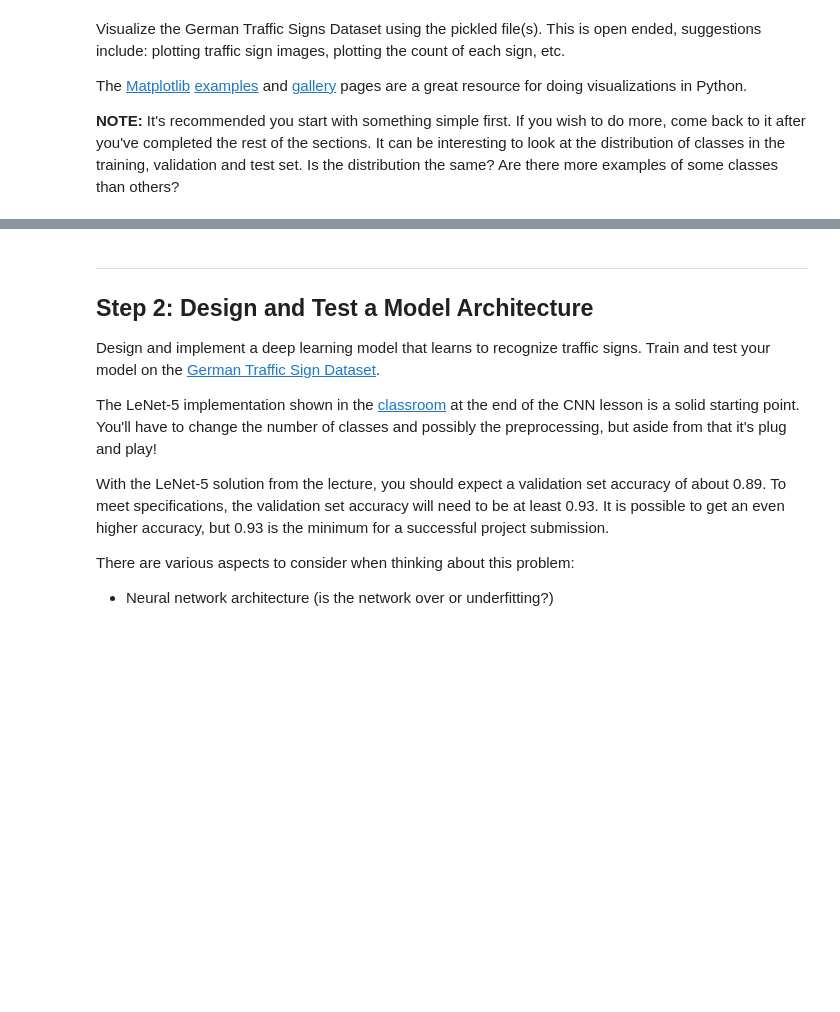
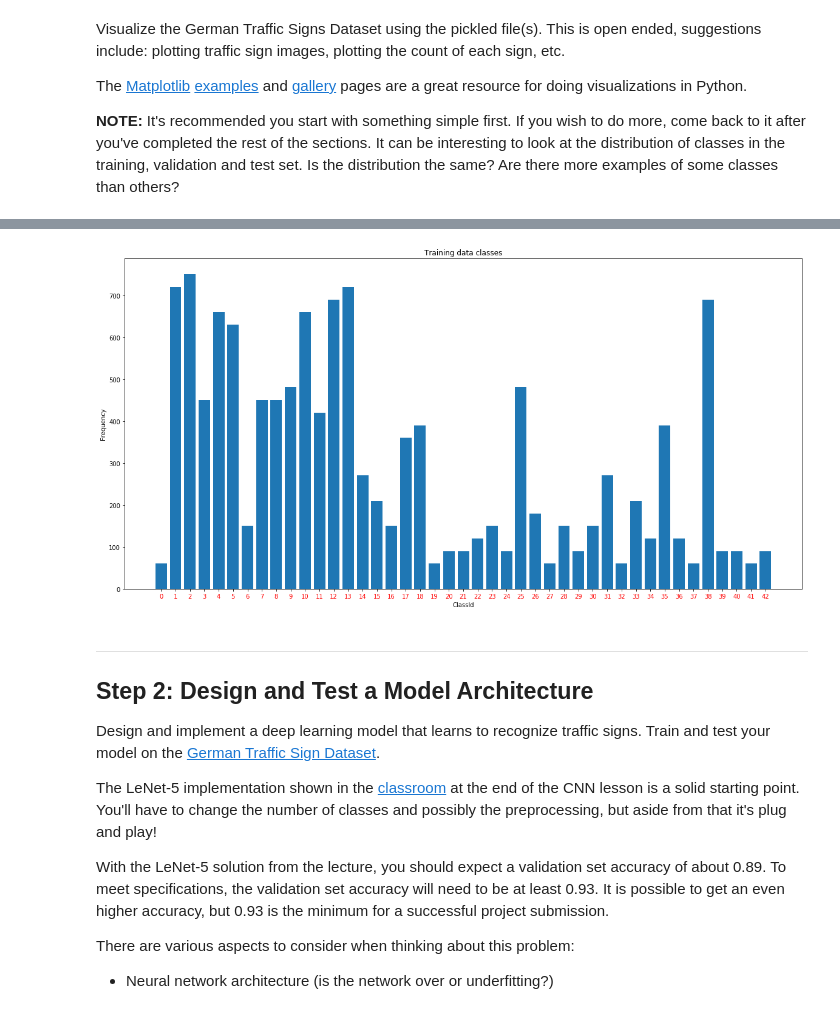
Before and after one commit to qingyouzhao/CarND-Traffic-Sign-Classifier-Project, a Jupyter notebook: Traffic_Sign_Classifier.ipynb, the cells around one changed output, grey strips where cells are left out. Saved outputs shown, nothing was run; the diff lists cells and outputs as text; code cells hidden in the pictures; blank space fills up the shorter version.

```diff
--- a/Traffic_Sign_Classifier.ipynb
+++ b/Traffic_Sign_Classifier.ipynb
@@ -132,3 +172,17 @@ Label 10
+# %%
+
+unique, counts = np.unique(y_test, return_counts=True)
+plt.figure(figsize=(20,10))
+plt.bar(unique, counts)
+plt.title('Training data classes')
+plt.xlabel("ClassId")
+class_names = list(map(lambda x: get_class_name(x),unique))
+plt.xticks(unique, unique, rotation=0, color='r', ha='center')
+plt.ylabel("Frequency")
+
+plt.savefig('./Test_Bar.jpg')
+# %% [output]
+[figure, added]
 # %% [markdown]
 ----
 
```
Also changed, not shown: parts of 20 cells of this notebook, 5 other files.
